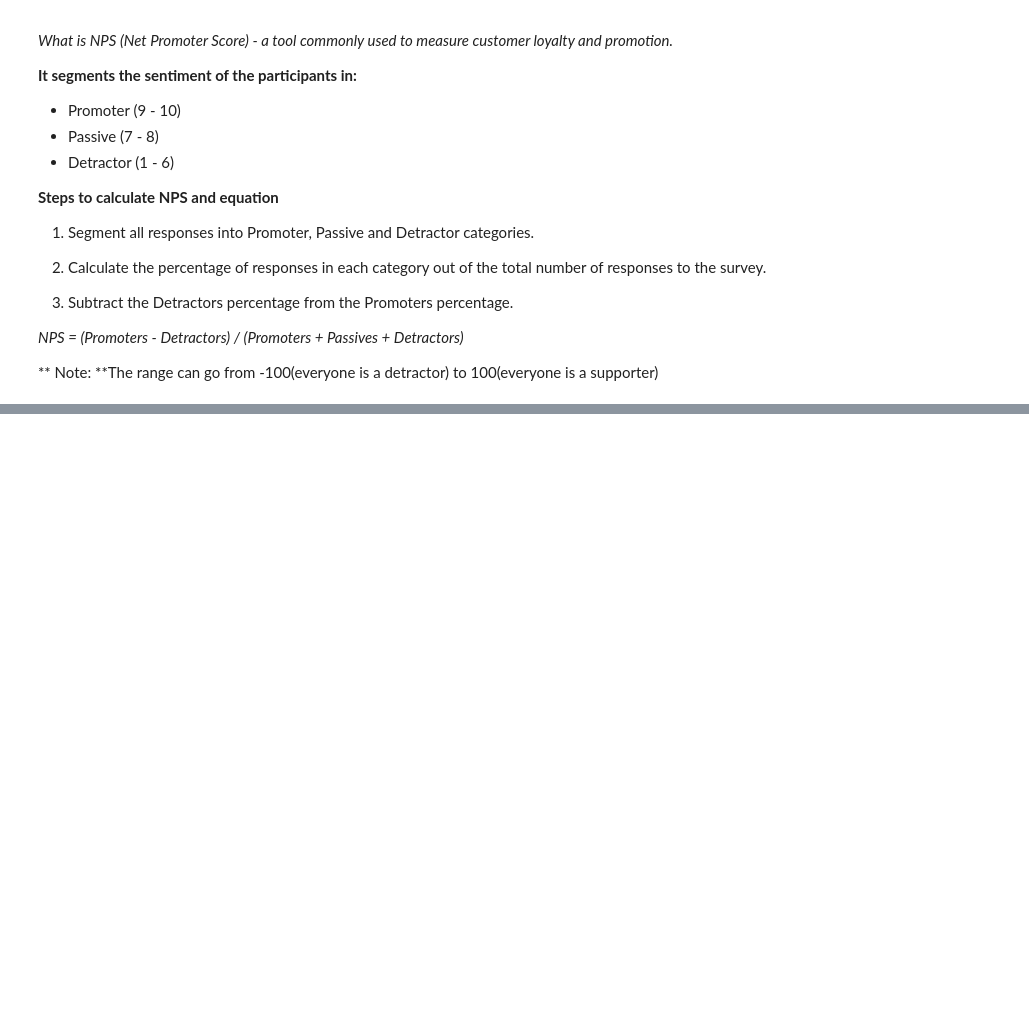
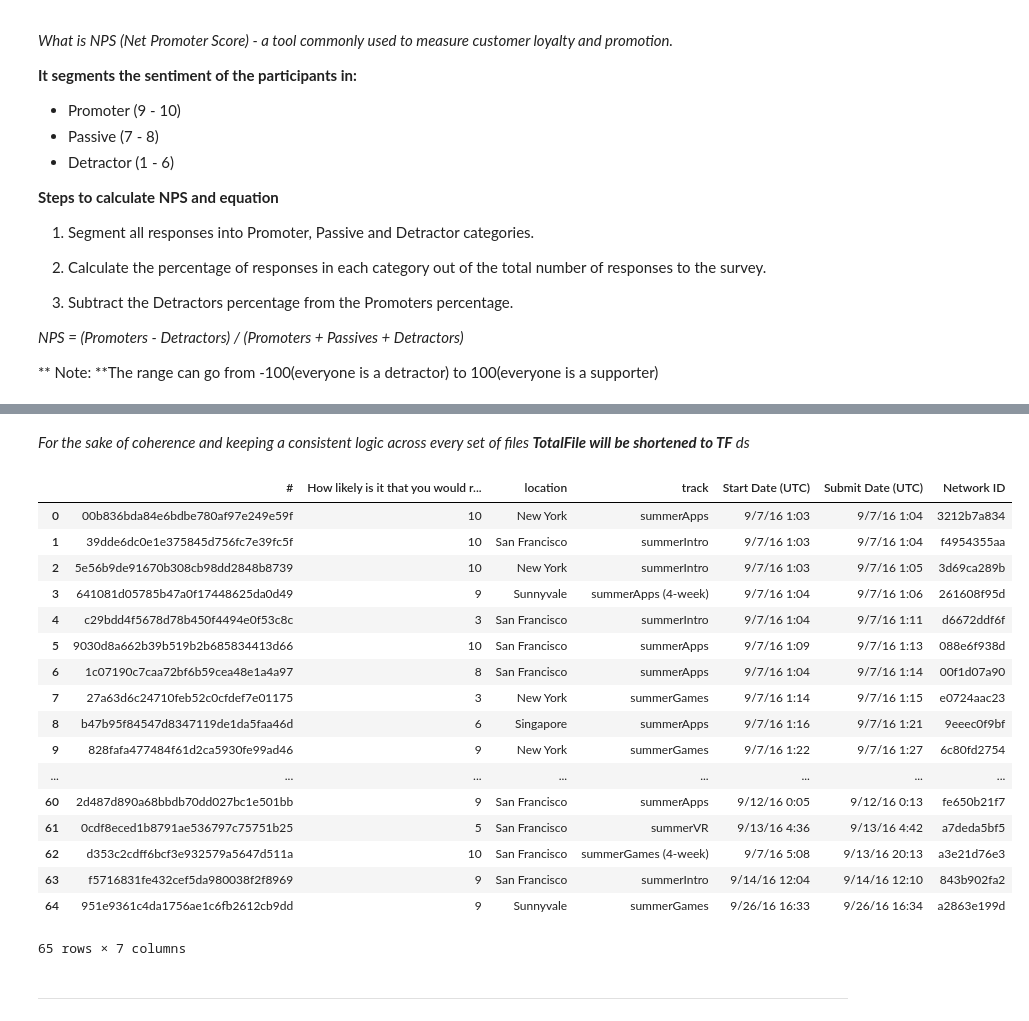
Before and after one commit to efitr/DS-1.1-Data-Analysis, a Jupyter notebook: Notebooks/Projects/MSProject1_Summer_Academy_NPS_Data.ipynb, the cells around one changed output, grey strips where cells are left out. Cells and saved outputs as stored; diff of their text form; code cells hidden in the pictures; blank space fills up the shorter version.

Commit message:
First step done, see all the data, gather what elements can be analyzed across every data set, plan the next step towards creating a more complete dataset

```diff
--- a/Notebooks/Projects/MSProject1_Summer_Academy_NPS_Data.ipynb
+++ b/Notebooks/Projects/MSProject1_Summer_Academy_NPS_Data.ipynb
@@ -47,0 +762,30 @@ ParserError: Error tokenizing data. C error: Calling read(nbytes) on source fail
+# %% [markdown]
+_For the sake of coherence and keeping a consistent logic across every set of files __TotalFile will be shortened to TF__ ds_
+# %%
+file40_TFW8_NY_PATH = "../Datasets/SAFeedbackSurveys_FINAL/2016/Week 8 Feedback (2016, incomplete) - results.csv"
+SA_2016_W8 = pd.read_csv(file40_TFW8_NY_PATH)
+# %%
+# SA_2016_W8.head()
+# SA_2016_W8.tail()
+SA_2016_W8
+# %% [output]
+|  | # | How likely is it that you would r... | location | track | Start Date (UTC) | Submit Date (UTC) | Network ID |
+| 0 | 00b836bda84e6bdbe780af97e249e59f | 10 | New York | summerApps | 9/7/16 1:03 | 9/7/16 1:04 | 3212b7a834 |
+| 1 | 39dde6dc0e1e375845d756fc7e39fc5f | 10 | San Francisco | summerIntro | 9/7/16 1:03 | 9/7/16 1:04 | f4954355aa |
+| 2 | 5e56b9de91670b308cb98dd2848b8739 | 10 | New York | summerIntro | 9/7/16 1:03 | 9/7/16 1:05 | 3d69ca289b |
+| 3 | 641081d05785b47a0f17448625da0d49 | 9 | Sunnyvale | summerApps (4-week) | 9/7/16 1:04 | 9/7/16 1:06 | 261608f95d |
+| 4 | c29bdd4f5678d78b450f4494e0f53c8c | 3 | San Francisco | summerIntro | 9/7/16 1:04 | 9/7/16 1:11 | d6672ddf6f |
+| 5 | 9030d8a662b39b519b2b685834413d66 | 10 | San Francisco | summerApps | 9/7/16 1:09 | 9/7/16 1:13 | 088e6f938d |
+| 6 | 1c07190c7caa72bf6b59cea48e1a4a97 | 8 | San Francisco | summerApps | 9/7/16 1:04 | 9/7/16 1:14 | 00f1d07a90 |
+| 7 | 27a63d6c24710feb52c0cfdef7e01175 | 3 | New York | summerGames | 9/7/16 1:14 | 9/7/16 1:15 | e0724aac23 |
+| 8 | b47b95f84547d8347119de1da5faa46d | 6 | Singapore | summerApps | 9/7/16 1:16 | 9/7/16 1:21 | 9eeec0f9bf |
+| 9 | 828fafa477484f61d2ca5930fe99ad46 | 9 | New York | summerGames | 9/7/16 1:22 | 9/7/16 1:27 | 6c80fd2754 |
+| ... | ... | ... | ... | ... | ... | ... | ... |
+| 60 | 2d487d890a68bbdb70dd027bc1e501bb | 9 | San Francisco | summerApps | 9/12/16 0:05 | 9/12/16 0:13 | fe650b21f7 |
+| 61 | 0cdf8eced1b8791ae536797c75751b25 | 5 | San Francisco | summerVR | 9/13/16 4:36 | 9/13/16 4:42 | a7deda5bf5 |
+| 62 | d353c2cdff6bcf3e932579a5647d511a | 10 | San Francisco | summerGames (4-week) | 9/7/16 5:08 | 9/13/16 20:13 | a3e21d76e3 |
+| 63 | f5716831fe432cef5da980038f2f8969 | 9 | San Francisco | summerIntro | 9/14/16 12:04 | 9/14/16 12:10 | 843b902fa2 |
+| 64 | 951e9361c4da1756ae1c6fb2612cb9dd | 9 | Sunnyvale | summerGames | 9/26/16 16:33 | 9/26/16 16:34 | a2863e199d |
+65 rows × 7 columns
+# %% [markdown]
+---
```
Also changed, not shown: parts of 132 cells of this notebook.
